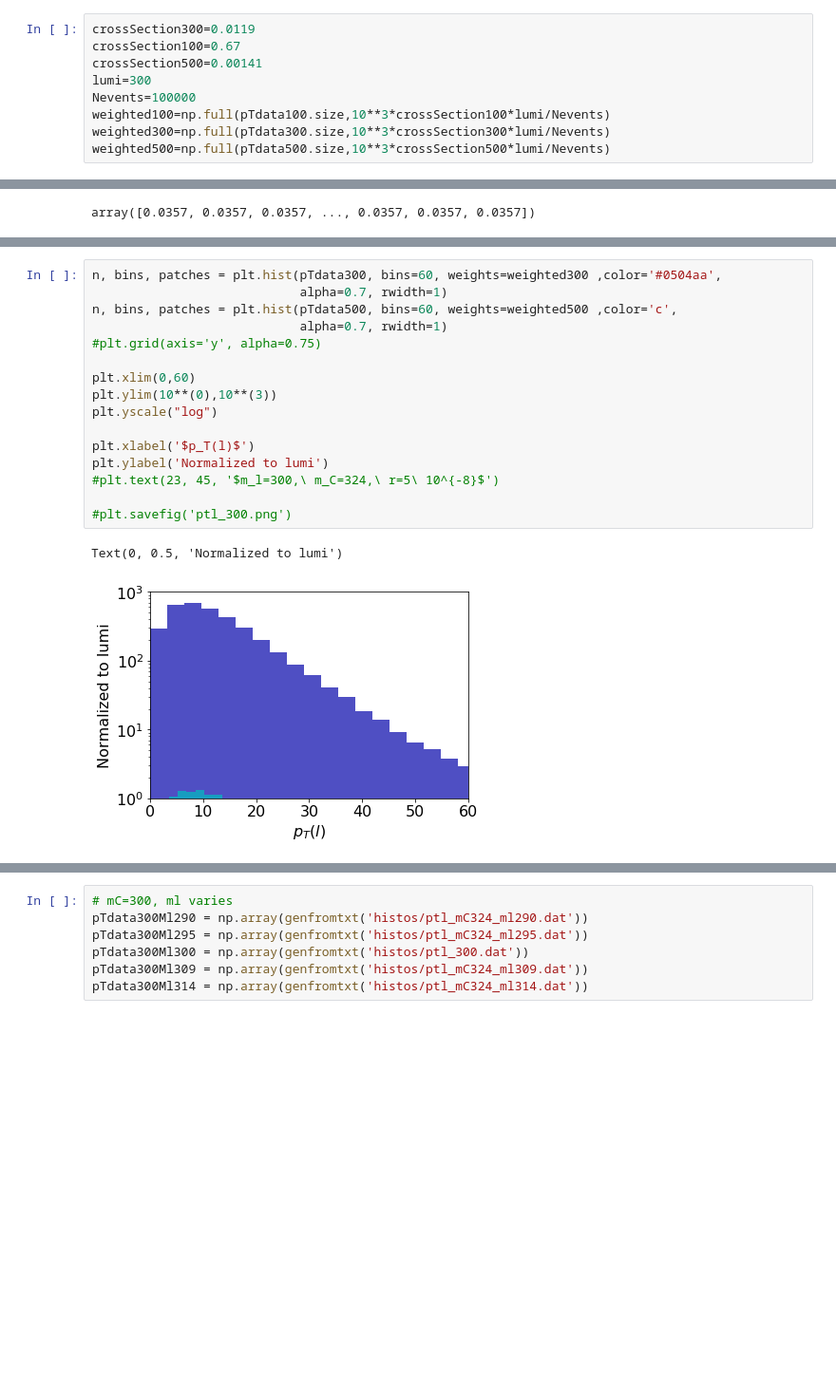
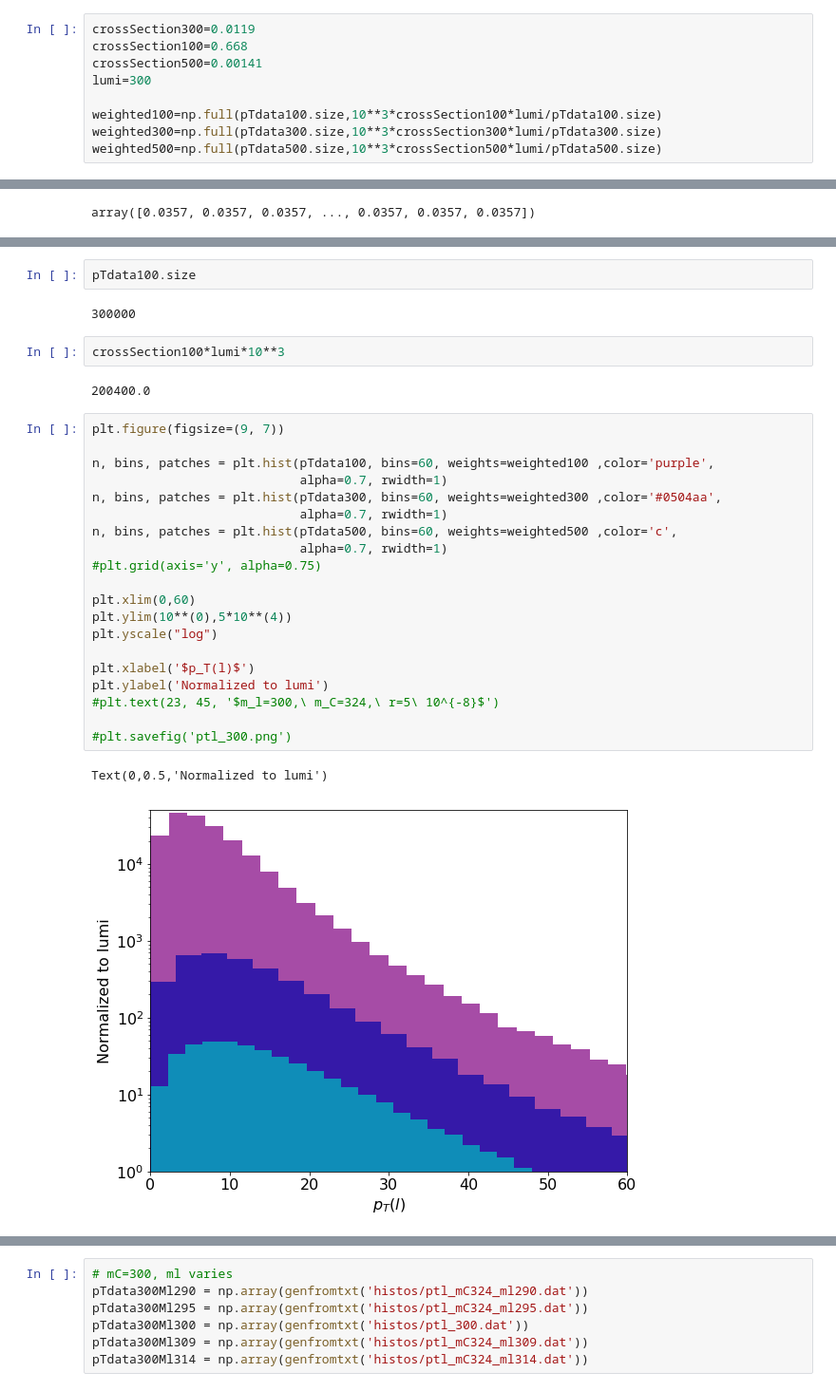
Before and after one commit to anasthesia/SoftLLP, a Jupyter notebook: kinematics/Histos.ipynb, the cells around one changed output, grey strips where cells are left out. Shown at 95% size. Drawn from its saved outputs; the diff is of its cells as text; blank space fills up the shorter version.

Commit message:
Correct weighting for all histograms added

```diff
--- a/kinematics/Histos.ipynb
+++ b/kinematics/Histos.ipynb
@@ -55,13 +55,13 @@ langledata500 = np.array(genfromtxt('histos/langle_500.dat'))
 dphidata500 = np.array(genfromtxt('histos/dphi_500.dat'))
 # %%
 crossSection300=0.0119
-crossSection100=0.67
+crossSection100=0.668
 crossSection500=0.00141
 lumi=300
-Nevents=100000
-weighted100=np.full(pTdata100.size,10**3*crossSection100*lumi/Nevents)
-weighted300=np.full(pTdata300.size,10**3*crossSection300*lumi/Nevents)
-weighted500=np.full(pTdata500.size,10**3*crossSection500*lumi/Nevents)
+
+weighted100=np.full(pTdata100.size,10**3*crossSection100*lumi/pTdata100.size)
+weighted300=np.full(pTdata300.size,10**3*crossSection300*lumi/pTdata300.size)
+weighted500=np.full(pTdata500.size,10**3*crossSection500*lumi/pTdata500.size)
 # %%
 weighted300
 # %% [output]
@@ -77,19 +85,31 @@ lumi*crossSection300
+# %%
+pTdata100.size
+# %% [output]
+300000
+# %%
+crossSection100*lumi*10**3
+# %% [output]
+200400.0
 # %%
+plt.figure(figsize=(9, 7))
+
+n, bins, patches = plt.hist(pTdata100, bins=60, weights=weighted100 ,color='purple',
+                            alpha=0.7, rwidth=1)
 n, bins, patches = plt.hist(pTdata300, bins=60, weights=weighted300 ,color='#0504aa',
                             alpha=0.7, rwidth=1)
 n, bins, patches = plt.hist(pTdata500, bins=60, weights=weighted500 ,color='c',
                             alpha=0.7, rwidth=1)
 #plt.grid(axis='y', alpha=0.75)
 
 plt.xlim(0,60)
-plt.ylim(10**(0),10**(3))
+plt.ylim(10**(0),5*10**(4))
 plt.yscale("log")
 
 plt.xlabel('$p_T(l)$')
 plt.ylabel('Normalized to lumi')
 #plt.text(23, 45, '$m_l=300,\ m_C=324,\ r=5\ 10^{-8}$')
 
 #plt.savefig('ptl_300.png')
 # %% [output]
-Text(0, 0.5, 'Normalized to lumi')
+Text(0,0.5,'Normalized to lumi')
-[figure, old version]
+[figure, new version]
```
Also changed, not shown: parts of 11 cells of this notebook.
